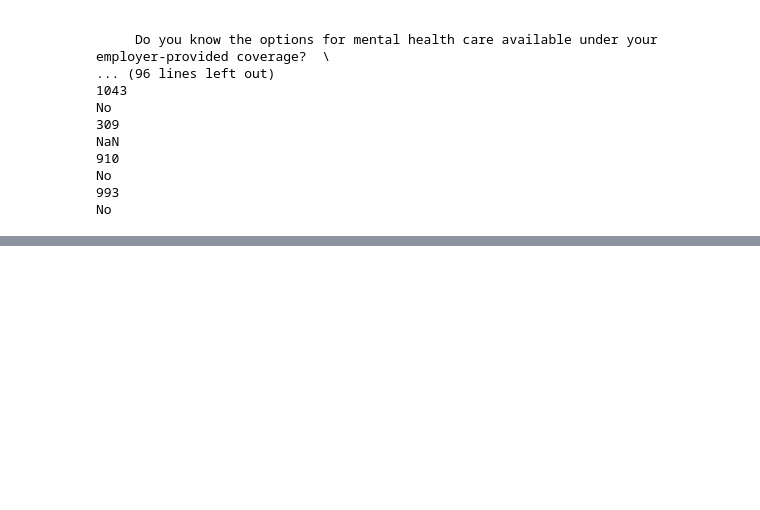
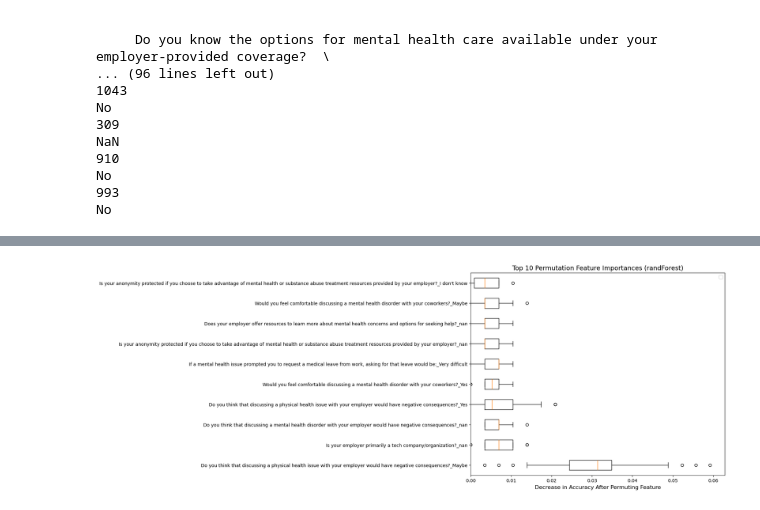
Before and after one commit to IDelionado/data-project, a Jupyter notebook: src/main.ipynb, the cells around one changed output, grey strips where cells are left out. Drawn from its saved outputs; the diff is of its cells as text; code cells hidden in the pictures; blank space fills up the shorter version.

```diff
--- a/main.ipynb
+++ b/src/main.ipynb
@@ -1061,3 +1035,40 @@ weighted avg       0.86      0.86      0.86       287
+# %%
+
+#permutation feature importance
+feat_import = permutation_importance(best_model, X_test, y_test, n_repeats=50, random_state=42, scoring='accuracy')
+scores = feat_import.importances
+ftr_names = best_model.named_steps['preprocess'].get_feature_names_out()
+mean_importances = scores.mean(axis=1)
+sorted_idx = np.argsort(mean_importances)[::-1][:10]   #top 10
+
+top_scores = scores[sorted_idx]
+top_names = ftr_names[sorted_idx]
+
+clean_labels = [name.replace("onehot__", "")
+                    .replace("ord__", "")
+                    .replace("scale__", "")
+                    for name in top_names]
+
+
+plt.figure(figsize=(10, 8))
+
+plt.boxplot(
+    top_scores.T,
+    vert=False,
+    labels=clean_labels,
+    whis=(5, 95)
+)
+
+plt.xlim(left=0)
+
+plt.title(f"Top 10 Permutation Feature Importances ({best_model_name})", fontsize=14)
+plt.xlabel("Decrease in Accuracy After Permuting Feature", fontsize=12)
+plt.tight_layout()
+plt.legend()
+plt.savefig("permutation feature_new.png", dpi=300,bbox_inches='tight')
+plt.show()
+# %% [output]
+[figure, added]
 # %%
 import shap
 import matplotlib.pyplot as plt
```
Also changed, not shown: parts of 3 cells of this notebook, 19 other files.
